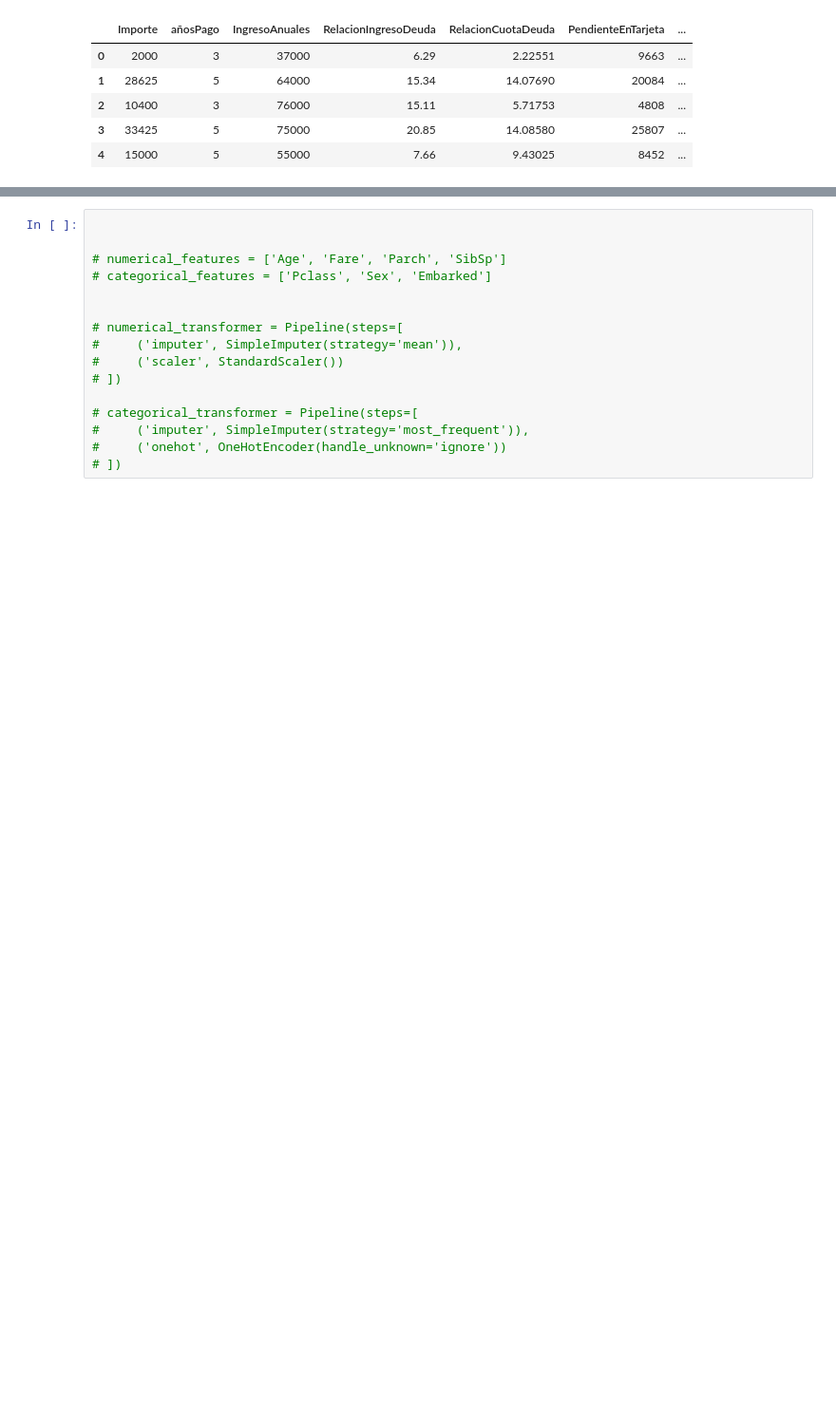
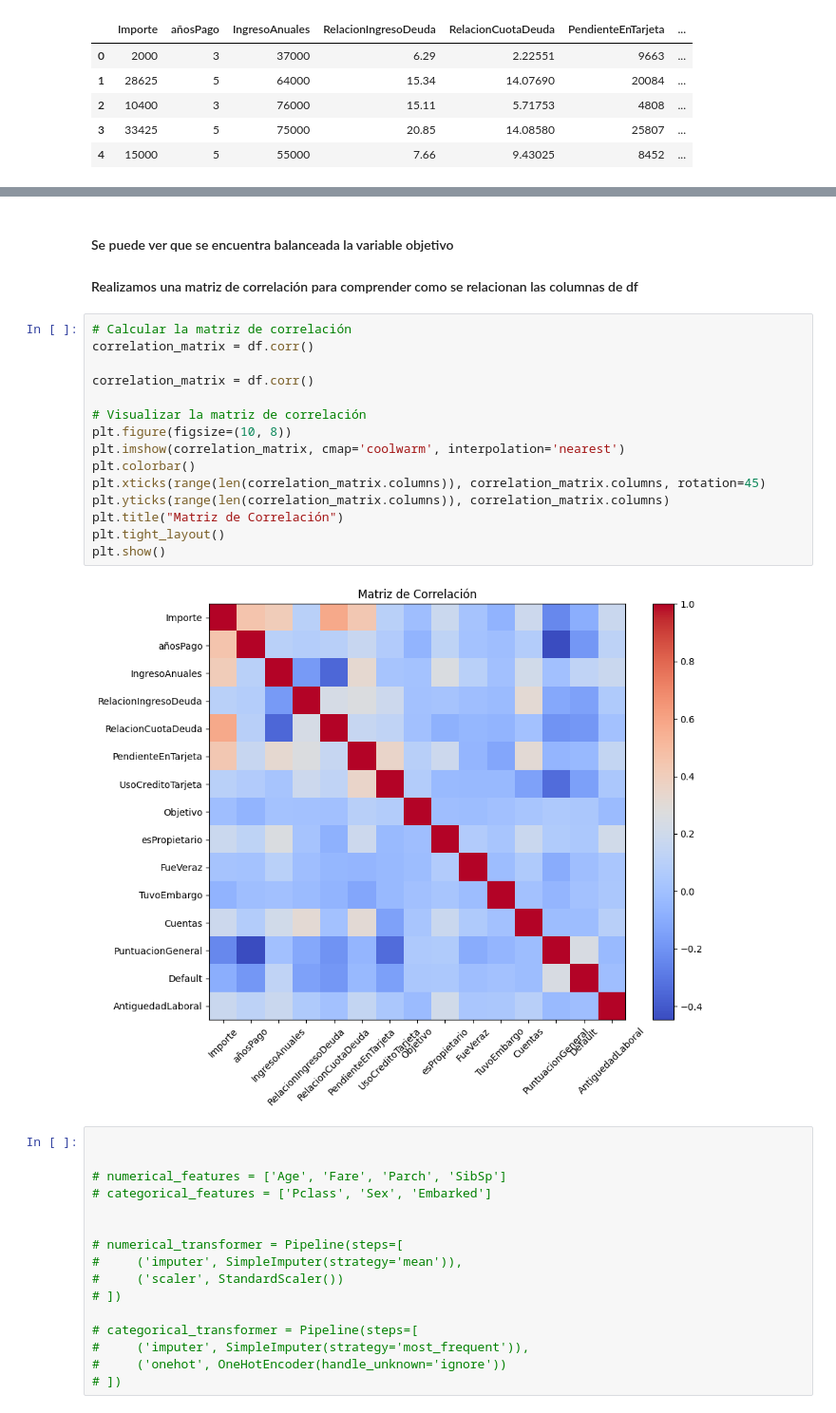
Before and after one commit to Alejo55/TALESTEMA, a Jupyter notebook: pruebas.ipynb, the cells around one changed output, grey strips where cells are left out. Shown: that part at 95% size. Cells and saved outputs as stored; diff of their text form; blank space fills up the shorter version.

```diff
--- a/pruebas.ipynb
+++ b/pruebas.ipynb
@@ -132,3 +241,24 @@ for column in df_numeric.columns:
+# %% [markdown]
+#### Se puede ver que se encuentra balanceada la variable objetivo
+
+#### Realizamos una matriz de correlación para comprender como se relacionan las columnas de df
+# %%
+# Calcular la matriz de correlación
+correlation_matrix = df.corr()
+
+correlation_matrix = df.corr()
+
+# Visualizar la matriz de correlación
+plt.figure(figsize=(10, 8))
+plt.imshow(correlation_matrix, cmap='coolwarm', interpolation='nearest')
+plt.colorbar()
+plt.xticks(range(len(correlation_matrix.columns)), correlation_matrix.columns, rotation=45)
+plt.yticks(range(len(correlation_matrix.columns)), correlation_matrix.columns)
+plt.title("Matriz de Correlación")
+plt.tight_layout()
+plt.show()
+# %% [output]
+[figure, added]
 # %%
 
 
```
Also changed, not shown: parts of 20 cells of this notebook.
